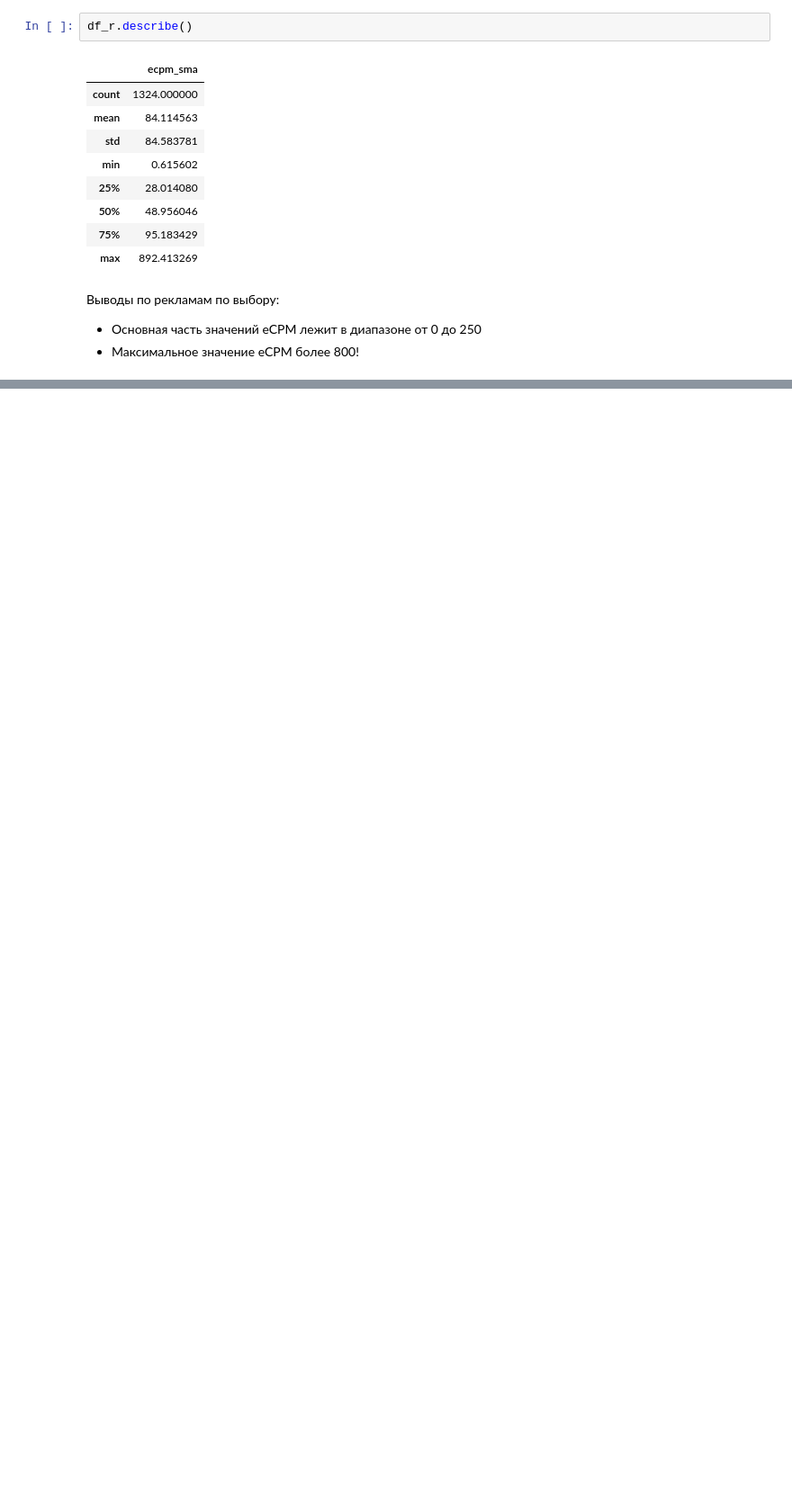
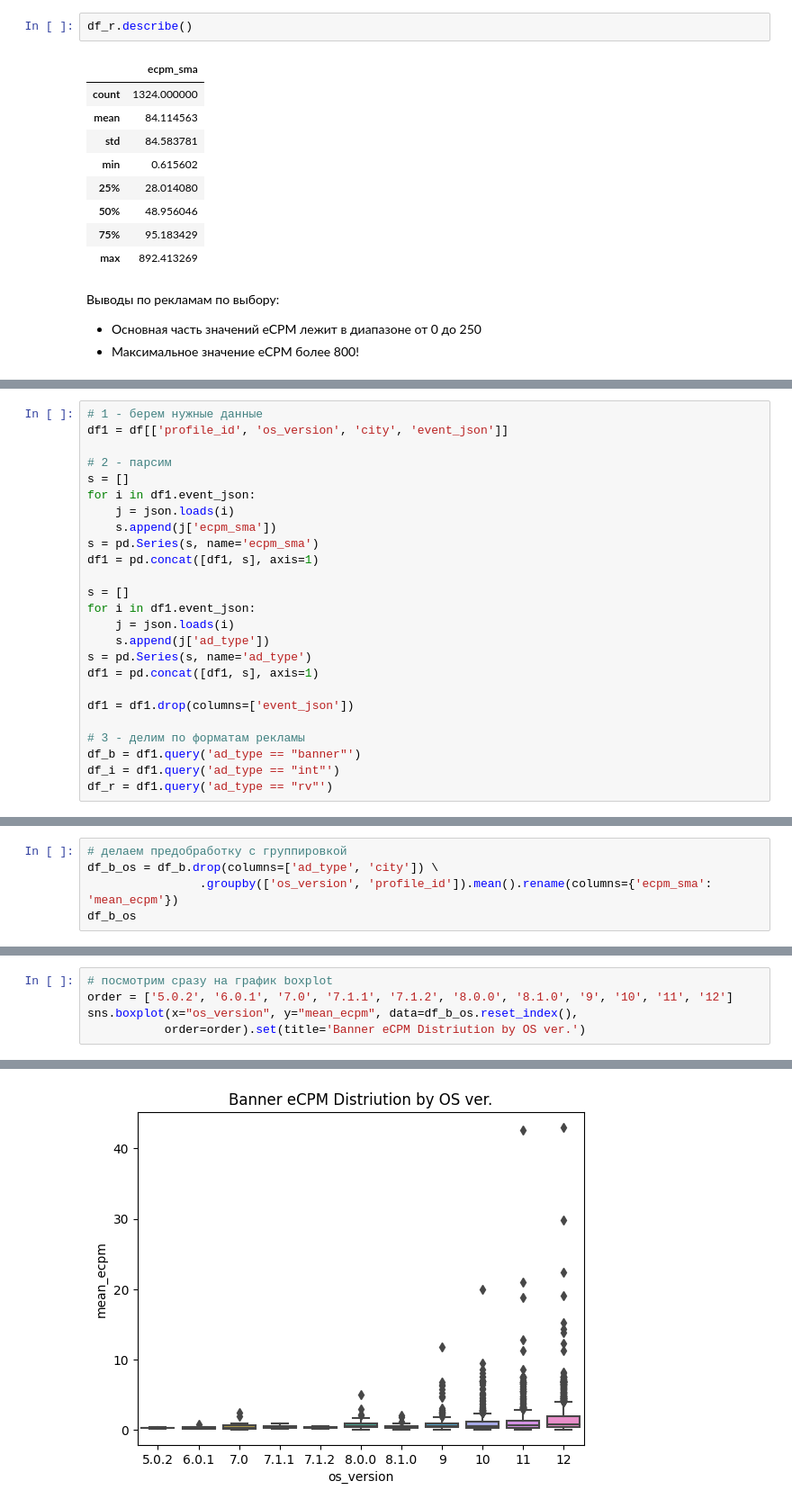
Before and after one commit to AxenovN/uga_dooga_task, a Jupyter notebook: the_task.ipynb, the cells around one changed output, grey strips where cells are left out. Shown at 90% size. Saved outputs shown, nothing was run; the diff lists cells and outputs as text; blank space fills up the shorter version.

```diff
--- a/the_task.ipynb
+++ b/the_task.ipynb
@@ -982,0 +1008,25 @@ df_r.describe()
+# %%
+# 1 - берем нужные данные
+df1 = df[['profile_id', 'os_version', 'city', 'event_json']]
+
+# 2 - парсим
+s = []
+for i in df1.event_json:
+    j = json.loads(i)
+    s.append(j['ecpm_sma'])
+s = pd.Series(s, name='ecpm_sma')
+df1 = pd.concat([df1, s], axis=1)
+
+s = []
+for i in df1.event_json:
+    j = json.loads(i)
+    s.append(j['ad_type'])
+s = pd.Series(s, name='ad_type')
+df1 = pd.concat([df1, s], axis=1)
+
+df1 = df1.drop(columns=['event_json'])
+
+# 3 - делим по форматам рекламы
+df_b = df1.query('ad_type == "banner"')
+df_i = df1.query('ad_type == "int"')
+df_r = df1.query('ad_type == "rv"')
@@ -982,0 +1037,5 @@ df_r.describe()
+# %%
+# делаем предобработку с группировкой
+df_b_os = df_b.drop(columns=['ad_type', 'city']) \
+                .groupby(['os_version', 'profile_id']).mean().rename(columns={'ecpm_sma': 'mean_ecpm'})
+df_b_os
@@ -982,0 +1057,6 @@ df_r.describe()
+# %%
+# посмотрим сразу на график boxplot
+order = ['5.0.2', '6.0.1', '7.0', '7.1.1', '7.1.2', '8.0.0', '8.1.0', '9', '10', '11', '12']
+sns.boxplot(x="os_version", y="mean_ecpm", data=df_b_os.reset_index(),
+           order=order).set(title='Banner eCPM Distriution by OS ver.')
+# %% [output]
@@ -982,0 +1064 @@ df_r.describe()
+[figure, added]
```
Also changed, not shown: parts of 74 cells of this notebook.
